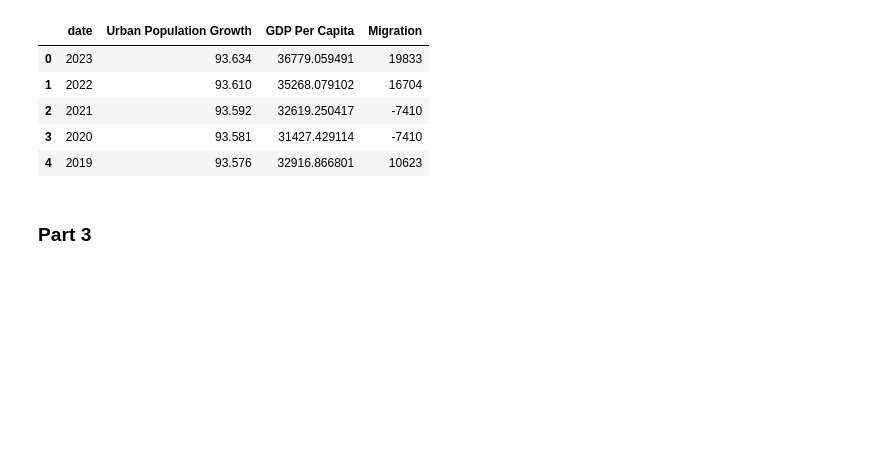
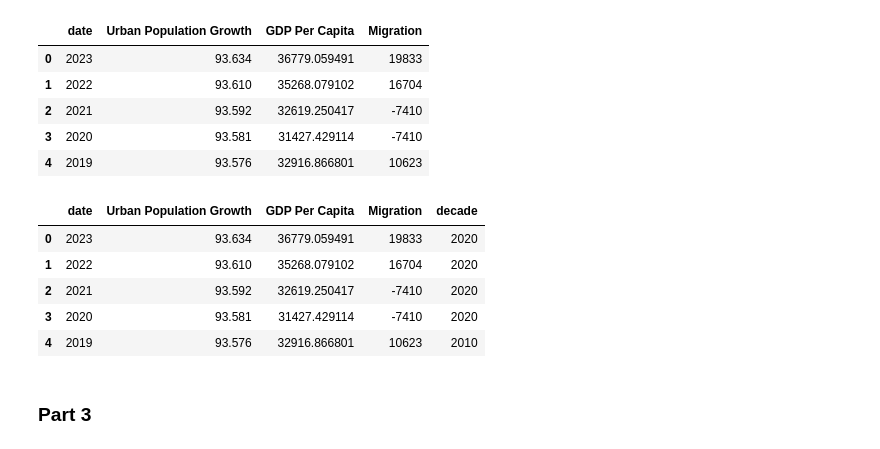
Before and after one commit to berkemaltepe/2025-Spring-DS3000, a Jupyter notebook: Phase2.ipynb, the cells around one changed output. Drawn from its saved outputs; the diff is of its cells as text; code cells hidden in the pictures; blank space fills up the shorter version.

Commit message:
Added column for decade

```diff
--- a/Phase2.ipynb
+++ b/Phase2.ipynb
@@ -106,6 +106,22 @@ PR_df.head()
 | 2 | 2021 | 93.592 | 32619.250417 | -7410 |
 | 3 | 2020 | 93.581 | 31427.429114 | -7410 |
 | 4 | 2019 | 93.576 | 32916.866801 | 10623 |
+# %%
+# make a categorical column for decade
+decades = []
+for value in PR_df['date']:
+    decade = value[0:3] + '0'
+    decades.append(decade)
+
+PR_df['decade'] = decades
+PR_df.head()
+# %% [output]
+|  | date | Urban Population Growth | GDP Per Capita | Migration | decade |
+| 0 | 2023 | 93.634 | 36779.059491 | 19833 | 2020 |
+| 1 | 2022 | 93.610 | 35268.079102 | 16704 | 2020 |
+| 2 | 2021 | 93.592 | 32619.250417 | -7410 | 2020 |
+| 3 | 2020 | 93.581 | 31427.429114 | -7410 | 2020 |
+| 4 | 2019 | 93.576 | 32916.866801 | 10623 | 2010 |
 # %% [markdown]
 ### Part 3
 # %% [markdown]
```
